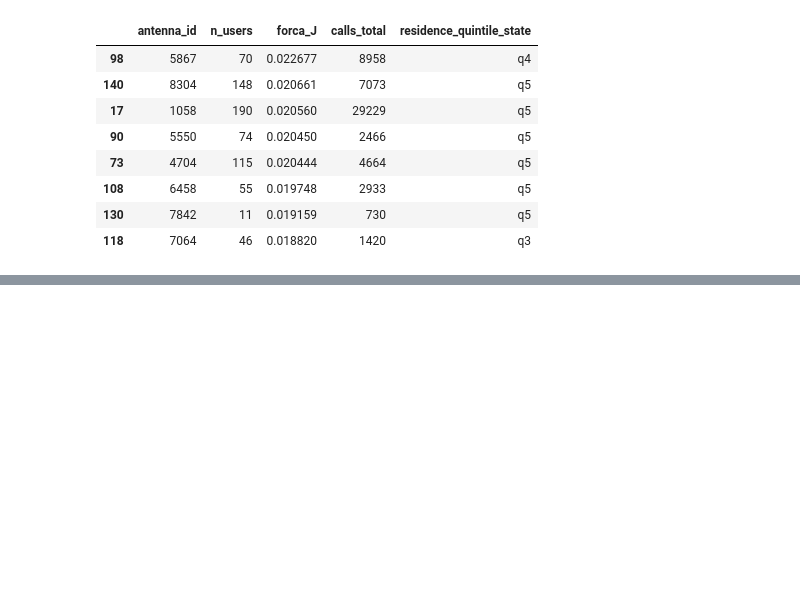
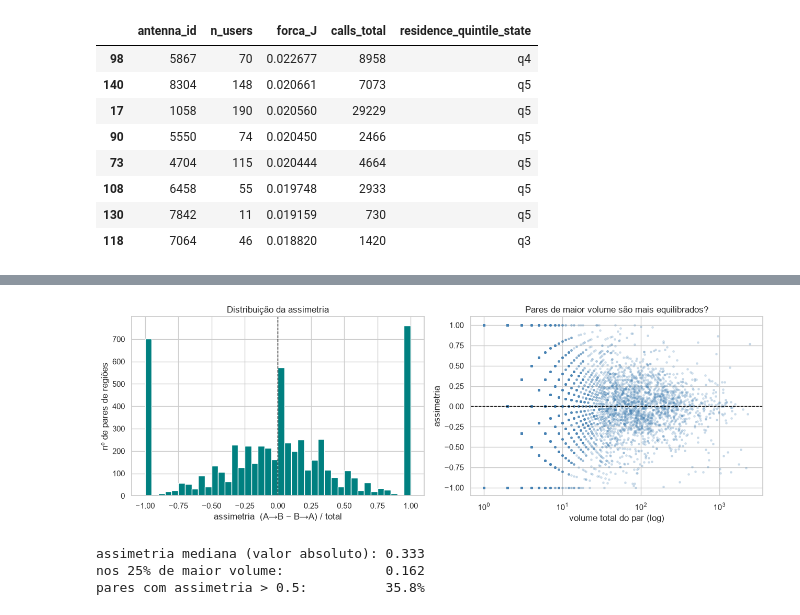
Before and after one commit to pedroazara/campinas-telecom-network, a Jupyter notebook: notebooks/5-exploracao.ipynb, the cells around one changed output, grey strips where cells are left out. Drawn from its saved outputs; the diff is of its cells as text; code cells hidden in the pictures; blank space fills up the shorter version.

```diff
--- a/notebooks/5-exploracao.ipynb
+++ b/notebooks/5-exploracao.ipynb
@@ -323,0 +340,16 @@ n_users       -0.587        0.943    1.000
+# %%
+# matriz de chamadas dirigidas: linha = quem emite, coluna = quem recebe
+ea = edges_antenna.dropna(subset=["emissor_antenna_id", "receptor_antenna_id"])
+Cdir = (ea.pivot_table(index="emissor_antenna_id", columns="receptor_antenna_id",
+                       values="q_calls", aggfunc="sum", fill_value=0)
+          .reindex(index=ordem, columns=ordem, fill_value=0))
+
+# contatos dirigidos: pares (i,j) distintos em que i ligou para j ao menos uma vez
+pares_dir = ea[["id_emisor", "id_receiver", "emissor_antenna_id", "receptor_antenna_id"]].drop_duplicates()
+Kdir = (pares_dir.groupby(["emissor_antenna_id", "receptor_antenna_id"]).size()
+        .unstack(fill_value=0).reindex(index=ordem, columns=ordem, fill_value=0))
+
+print(f"chamadas na matriz dirigida: {Cdir.to_numpy().sum():,}")
+print(f"contatos dirigidos (pares ordenados): {Kdir.to_numpy().sum():,}")
+print(f"K simétrica? {np.array_equal(K.to_numpy(), K.to_numpy().T)}  |  "
+      f"Cdir simétrica? {np.array_equal(Cdir.to_numpy(), Cdir.to_numpy().T)}")
@@ -323,0 +365,37 @@ n_users       -0.587        0.943    1.000
+# %%
+Cn = Cdir.to_numpy().astype(float)
+total = Cn + Cn.T
+with np.errstate(invalid="ignore", divide="ignore"):
+    A_sim = np.where(total > 0, (Cn - Cn.T) / total, np.nan)
+
+li, mi = np.triu_indices(len(ordem), k=1)
+assim = pd.DataFrame({
+    "a": ordem[li], "b": ordem[mi],
+    "a_para_b": Cn[li, mi], "b_para_a": Cn[mi, li],
+    "assimetria": A_sim[li, mi],
+}).dropna()
+assim["total"] = assim["a_para_b"] + assim["b_para_a"]
+
+fig, axes = plt.subplots(1, 2, figsize=(13, 4.5))
+axes[0].hist(assim["assimetria"], bins=40, color="teal")
+axes[0].axvline(0, color="black", ls="--", lw=1)
+axes[0].set_xlabel("assimetria  (A→B − B→A) / total")
+axes[0].set_ylabel("nº de pares de regiões")
+axes[0].set_title("Distribuição da assimetria")
+
+fortes = assim[assim["total"] >= assim["total"].quantile(0.75)]
+axes[1].scatter(assim["total"], assim["assimetria"], s=6, alpha=0.2, color="steelblue")
+axes[1].axhline(0, color="black", ls="--", lw=1)
+axes[1].set_xscale("log")
+axes[1].set_xlabel("volume total do par (log)"); axes[1].set_ylabel("assimetria")
+axes[1].set_title("Pares de maior volume são mais equilibrados?")
+plt.tight_layout(); plt.show()
+
+print(f"assimetria mediana (valor absoluto): {assim['assimetria'].abs().median():.3f}")
+print(f"nos 25% de maior volume:             {fortes['assimetria'].abs().median():.3f}")
+print(f"pares com assimetria > 0.5:          {(assim['assimetria'].abs() > 0.5).mean():.1%}")
+# %% [output]
+[figure, added]
+assimetria mediana (valor absoluto): 0.333
+nos 25% de maior volume:             0.162
+pares com assimetria > 0.5:          35.8%
```
Also changed, not shown: parts of 16 cells of this notebook.
